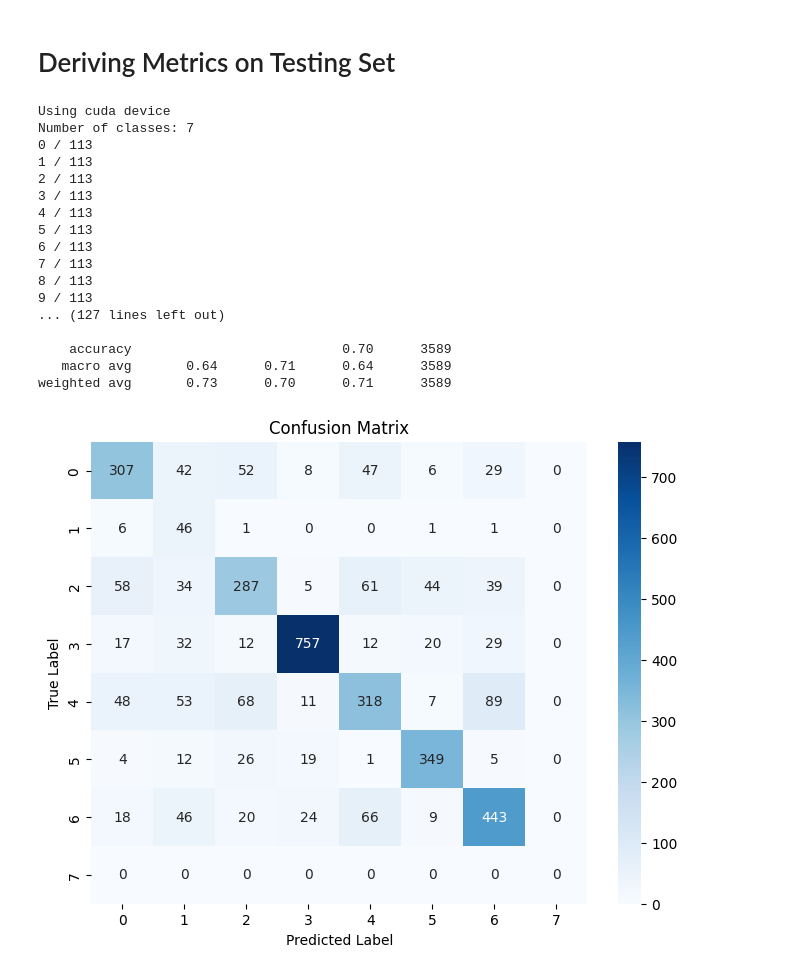
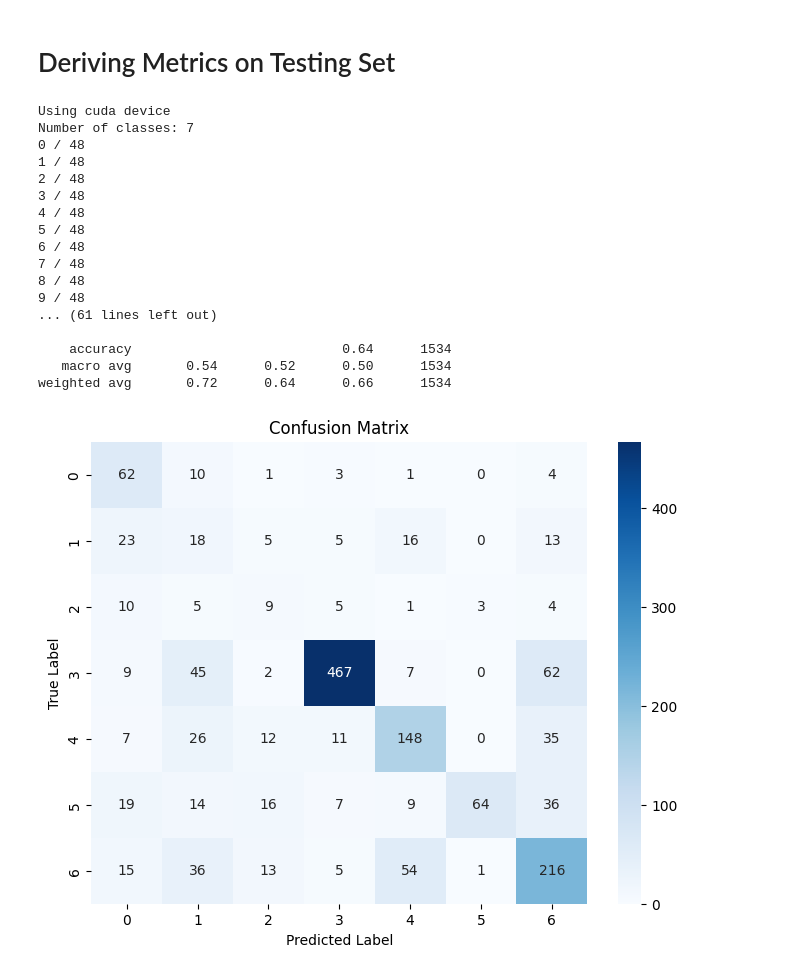
Before and after one commit to Jer0me123/Deep-Learning-For-Computer-Vision, a Jupyter notebook: Models/EmoNeXt/EmoNeXt.ipynb, the cells around one changed output. Cells and saved outputs as stored; diff of their text form; code cells hidden in the pictures.

```diff
--- a/Models/EmoNeXt/EmoNeXt.ipynb
+++ b/Models/EmoNeXt/EmoNeXt.ipynb
@@ -2,15 +2,11 @@
 # Training EmoNeXt
 # %%
 # Define your variables
-# dataset_name, data_directory = 'AffectNet', '../../Datasets/AffectNet_Structured' #97 epochs = 59% Test Accuracy | 10+ hrs Training
-# dataset_name, data_directory = 'CK+', '../../Datasets/CK+_Structured'
-# dataset_name, data_directory = 'FER', '../../Datasets/FER_Structured' #172epochs = 70% Test Accuracy | 10+ hrs Training
-# dataset_name, data_directory = 'JAFFE', '../../Datasets/JAFFE_Structured'
-# dataset_name, data_directory = 'RAF-DB', '../../Datasets/RAF-DB_Structured' #131epochs = 83.38% Test Accuracy | 6 hrs Training
+dataset_name, data_directory = 'AffectNet_Aligned', '../../Datasets/AffectNet_Structured_Aligned' #  #34epochs = 56% Test Accuracy | 5hrs hrs Training (old)
+#99epochs = 59% Test Accuracy | 15hrs hrs Training
 
-# dataset_name, data_directory = 'AffectNet_Aligned', '../../Datasets/AffectNet_Structured_Aligned'
-dataset_name, data_directory = 'FER_Aligned', '../../Datasets/FER_Structured_Aligned' # 145epochs = 69.04 % Test Accuracy | 15 hrs Training
-# dataset_name, data_directory = 'RAF-DB_Aligned', '../../Datasets/RAF-DB_Structured_Aligned'
+# dataset_name, data_directory = 'FER_Aligned', '../../Datasets/FER_Structured_Aligned' # 145epochs = 69.04 % Test Accuracy | 15 hrs Training
+# dataset_name, data_directory = 'RAF-DB_Aligned', '../../Datasets/RAF-DB_Structured_Aligned' # 81epochs = 78.55 % Test Accuracy | 3.6 hrs Training
 
 batch_size = 32
 learning_rate = 0.00001
@@ -18,10 +14,10 @@ epochs = 300
 patience = 15
 num_workers = 0 # Larger  than 0 will cause an error
 model_size = ["tiny", "small", "base", "large", "xlarge"][1]
-output_dir = "Models"
+output_dir = "ModelsReadyForComparison"
 use_amp = True # Use Mixed Precision
 use_22k = True # Use 22k model (larger model)
-checkpoint = "ModelsReadyForComparison/EmoNeXt_FER_Aligned_best_model_LR_1e-05_BS_32_P_15_E_300_MS_small_AMP_True_22K_True.pt" # Path to the checkpoint file
+checkpoint = "ModelsReadyForComparison/EmoNeXt_AffectNet_Aligned_best_model_LR_1e-05_BS_32_P_15_E_300_MS_small_AMP_True_22K_True_old.pt" # Path to the checkpoint file
 
 # Construct the %run command
 run_command = f"EmoNeXt-master/train.py --dataset-name={dataset_name} --dataset-path={data_directory} --batch-size={batch_size} --patience={patience} --lr={learning_rate} --epochs={epochs} --num-workers={num_workers} --model-size={model_size} --output-dir={output_dir}"
@@ -240,37 +221,32 @@ def TestEmoNeXt(data_directory, model_path, base_model_size='small', base_model_
 # %%
-# data_directory = '../../Datasets/JAFFE_Structured'
-# data_directory = '../../Datasets/FER_Structured'
-# data_directory = '../../Datasets/RAF-DB_Structured'
-# data_directory = '../../Datasets/CK+_Structured'
-# data_directory = '../../Datasets/AffectNet_Structured'
+# data_directory = '../../Datasets/FER_Structured_Aligned'
+# data_directory = '../../Datasets/JAFFE_Structured_Aligned'
+data_directory = '../../Datasets/RAF-DB_Structured_Aligned'
+# data_directory = '../../Datasets/CK+_Structured_Aligned'
+# data_directory = '../../Datasets/AffectNet_Structured_Aligned'
 
-data_directory = '../../Datasets/FER_Structured_Aligned'
-
-# model_path = 'ModelsReadyForComparison/EmoNeXt_RAF-DB_best_model_LR_1e-05_BS_32_P_15_E_300_MS_small_AMP_True_22K_True.pt'
-# model_path = 'ModelsReadyForComparison/EmoNeXt_FER_best_model_LR_1e-05_BS_32_P_15_E_300_MS_small_AMP_True_22K_True.pt'
-# model_path = 'ModelsReadyForComparison/EmoNeXt_AffectNet_best_model_LR_1e-05_BS_32_P_15_E_300_MS_small_AMP_True_22K_True.pt'
-model_path = 'Models/EmoNeXt_FER_Aligned_best_model_LR_1e-05_BS_32_P_15_E_300_MS_small_AMP_True_22K_True.pt'
+model_path = 'ModelsReadyForComparison/EmoNeXt_FER_Aligned_best_model_LR_1e-05_BS_32_P_15_E_300_MS_small_AMP_True_22K_True.pt'
 
 base_model_size = 'small'
 base_model_in_22k = True
 
-TestEmoNeXt(data_directory, model_path, base_model_size, base_model_in_22k, batch_size=32)
+TestEmoNeXt(data_directory, model_path, base_model_size, base_model_in_22k, batch_size=32, ignored_labels=[7])
 # %% [output]
 Using cuda device
 Number of classes: 7
-0 / 113
-1 / 113
-2 / 113
-3 / 113
-4 / 113
-5 / 113
-6 / 113
-7 / 113
-8 / 113
-9 / 113
-... (127 lines left out)
+0 / 48
+1 / 48
+2 / 48
+3 / 48
+4 / 48
+5 / 48
+6 / 48
+7 / 48
+8 / 48
+9 / 48
+... (61 lines left out)
 
-    accuracy                           0.70      3589
-   macro avg       0.64      0.71      0.64      3589
-weighted avg       0.73      0.70      0.71      3589
+    accuracy                           0.64      1534
+   macro avg       0.54      0.52      0.50      1534
+weighted avg       0.72      0.64      0.66      1534
-[figure, old version]
+[figure, new version]
```
Also changed, not shown: parts of 5 cells of this notebook, 18 other files.
